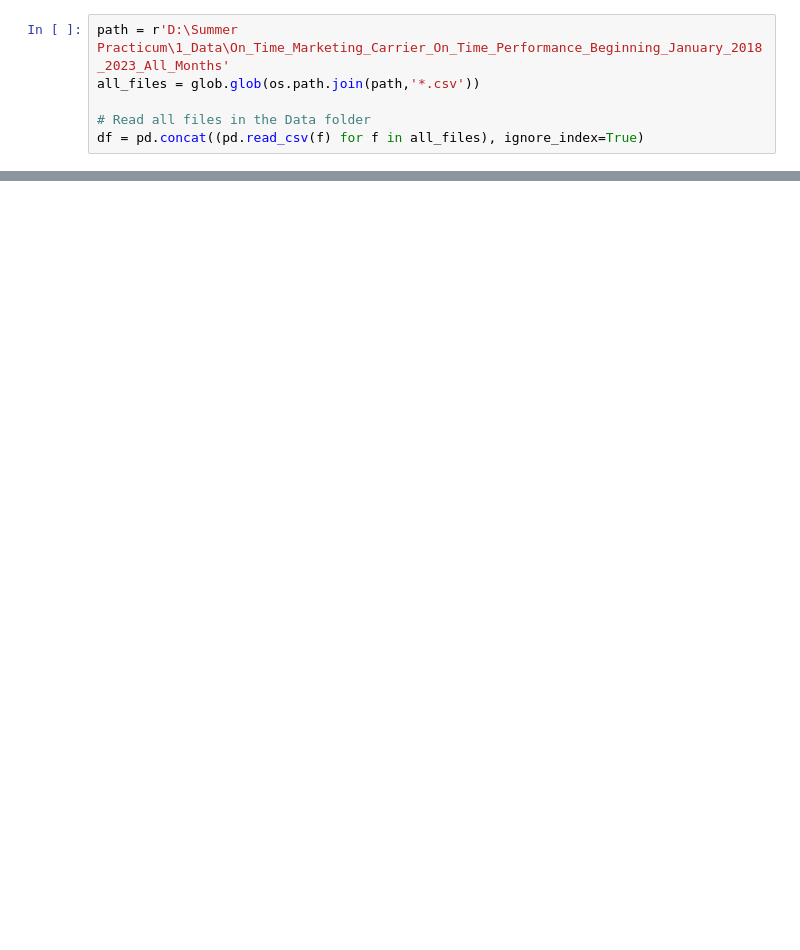
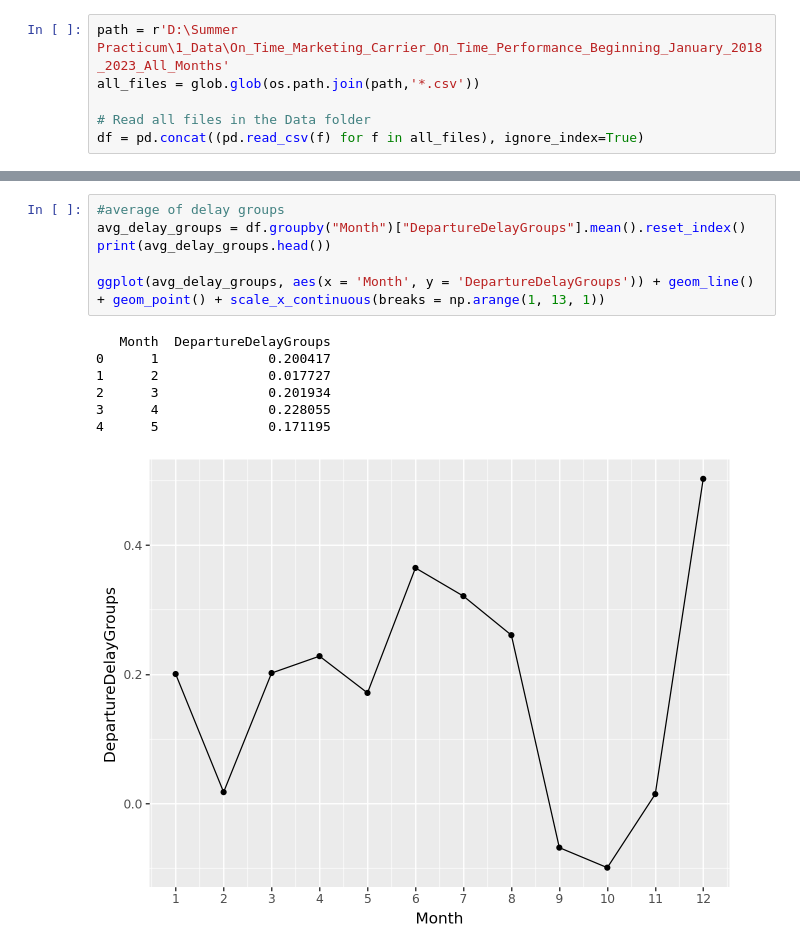
Before and after one commit to irene-zh/Summer-Practicum-25, a Jupyter notebook: 2_Code/Hannah_Ben_delays.ipynb, the cells around one changed output, grey strips where cells are left out. Saved outputs shown, nothing was run; the diff lists cells and outputs as text; blank space fills up the shorter version.

```diff
--- a/2_Code/Hannah_Ben_delays.ipynb
+++ b/2_Code/Hannah_Ben_delays.ipynb
@@ -17,0 +73,14 @@ df.info()
+# %%
+#average of delay groups
+avg_delay_groups = df.groupby("Month")["DepartureDelayGroups"].mean().reset_index()
+print(avg_delay_groups.head())
+
+ggplot(avg_delay_groups, aes(x = 'Month', y = 'DepartureDelayGroups')) + geom_line() + geom_point() + scale_x_continuous(breaks = np.arange(1, 13, 1))
+# %% [output]
+   Month  DepartureDelayGroups
+0      1              0.200417
+1      2              0.017727
+2      3              0.201934
+3      4              0.228055
+4      5              0.171195
+[figure, added]
```
Also changed, not shown: parts of 9 cells of this notebook, 1 other file.
